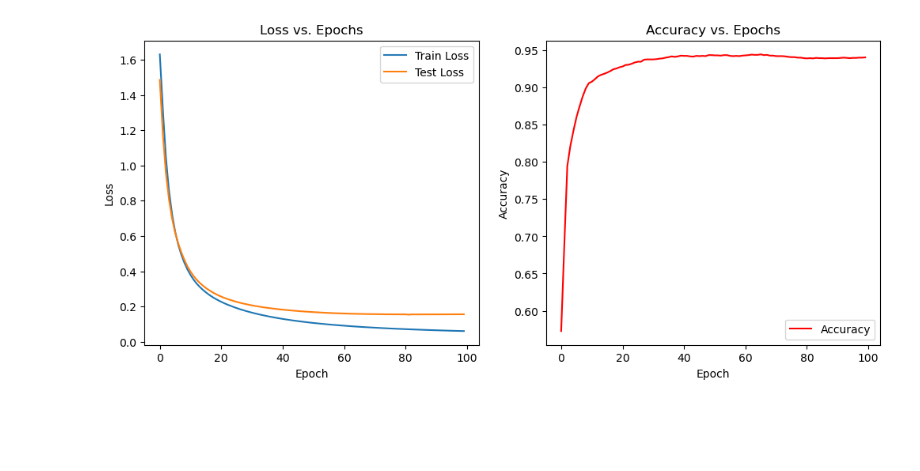
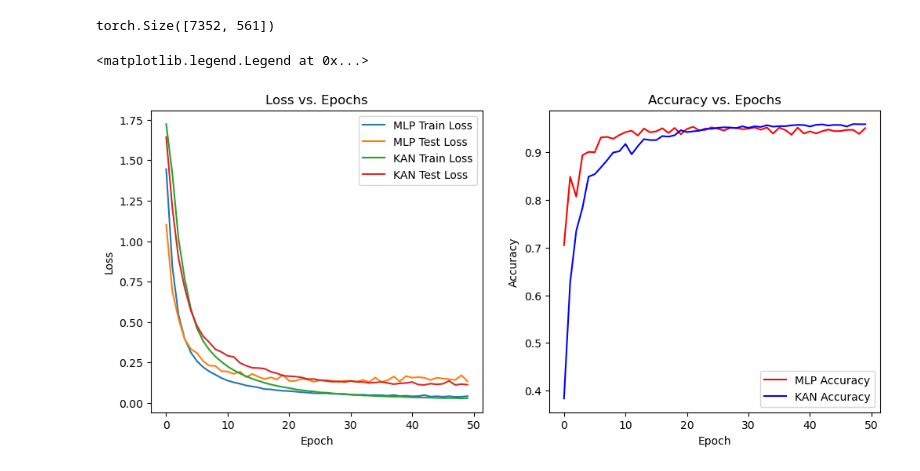
Before and after one commit to Joker4313/efficient-kan, a Jupyter notebook: project.ipynb, the cells around one changed output. Cells and saved outputs as stored; diff of their text form; code cells hidden in the pictures; blank space fills up the shorter version.

```diff
--- a/project.ipynb
+++ b/project.ipynb
@@ -17,7 +64,5 @@ y_test_file = "dataset/HAR/test/y_test.txt"
 train_dataset = HARDataSet(X_train_file, y_train_file)
 test_dataset = HARDataSet(X_test_file, y_test_file)
 
-train_loader = DataLoader(train_dataset, batch_size=128, shuffle=False)
+train_loader = DataLoader(train_dataset, batch_size=128, shuffle=True)
 test_loader = DataLoader(test_dataset, batch_size=128, shuffle=False)
-
-epochs = 100
@@ -66,26 +69,36 @@ def train(model, train_loader, test_loader, epochs, total_test_samples):
+# %%
+train_dataset.X.shape
+# %% [output]
+torch.Size([7352, 561])
+# %%
+mlp = MLP(561, [512, 128], 6)
+mlp_train_losses, mlp_test_losses, mlp_accuracies = train(
+    mlp, train_loader, test_loader, total_test_samples=len(test_dataset)
+)
+# %%
+kan = KAN([561, 128, 64, 6])
+kan_train_losses, kan_test_losses, kan_accuracies = train(
+    kan, train_loader, test_loader, total_test_samples=len(test_dataset)
+)
 # %%
-def print_results(train_losses, test_losses, accuracies):
-    plt.figure(figsize=(12, 5))
-    plt.subplot(1, 2, 1)
-    plt.plot(train_losses, label="Train Loss")
-    plt.plot(test_losses, label="Test Loss")
-    plt.title("Loss vs. Epochs")
-    plt.xlabel("Epoch")
-    plt.ylabel("Loss")
-    plt.legend()
+plt.figure(figsize=(12, 5))
+plt.subplot(1, 2, 1)
+plt.plot(mlp_train_losses, label="MLP Train Loss")
+plt.plot(mlp_test_losses, label="MLP Test Loss")
+plt.plot(kan_train_losses, label="KAN Train Loss")
+plt.plot(kan_test_losses, label="KAN Test Loss")
+plt.title("Loss vs. Epochs")
+plt.xlabel("Epoch")
+plt.ylabel("Loss")
+plt.legend()
 
-    plt.subplot(1, 2, 2)
-    plt.plot(accuracies, label="Accuracy", color="r")
-    plt.title("Accuracy vs. Epochs")
-    plt.xlabel("Epoch")
-    plt.ylabel("Accuracy")
-    plt.legend()
+plt.subplot(1, 2, 2)
+plt.plot(mlp_accuracies, label="MLP Accuracy", color="r")
+plt.plot(kan_accuracies, label="KAN Accuracy", color="b")
+plt.title("Accuracy vs. Epochs")
+plt.xlabel("Epoch")
+plt.ylabel("Accuracy")
+plt.legend()
+# %% [output]
+<matplotlib.legend.Legend at 0x...>
+[figure, added]
-# %%
-MLP = MLP()
-train_losses, test_losses, accuracies = train(
-    MLP, train_loader, test_loader, epochs, total_test_samples=len(test_dataset)
-)
-
-print_results(train_losses, test_losses, accuracies)
-# %% [output]
-[figure, removed]
```
Also changed, not shown: parts of 15 cells of this notebook, 5 other files.
